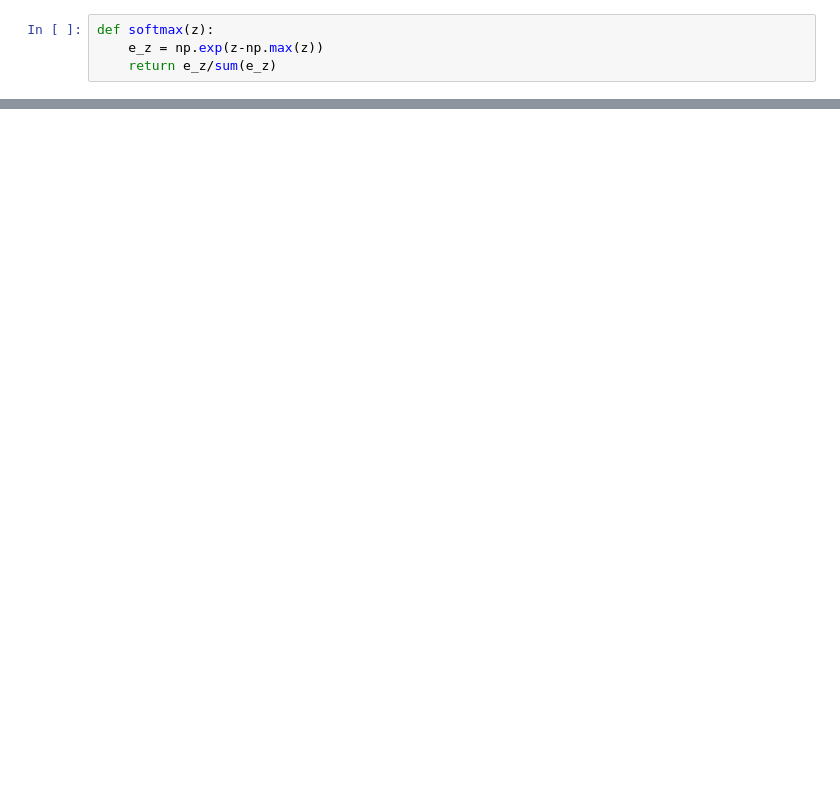
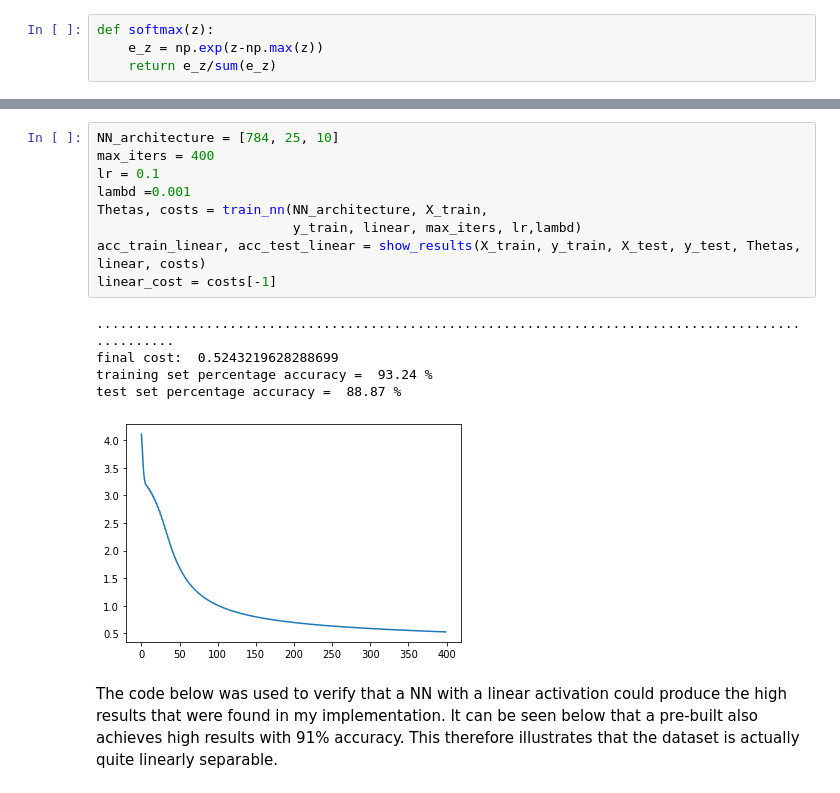
Before and after one commit to ThishenP/neural-network-from-scratch, a Jupyter notebook: Untitled.ipynb, the cells around one changed output, grey strips where cells are left out. Drawn from its saved outputs; the diff is of its cells as text; blank space fills up the shorter version.

```diff
--- a/Untitled.ipynb
+++ b/Untitled.ipynb
@@ -177,0 +242,17 @@ def train_nn(NN_architecture, X_train, y_train, a_func, max_iter, lr):
+# %%
+NN_architecture = [784, 25, 10]
+max_iters = 400
+lr = 0.1
+lambd =0.001
+Thetas, costs = train_nn(NN_architecture, X_train,
+                         y_train, linear, max_iters, lr,lambd)
+acc_train_linear, acc_test_linear = show_results(X_train, y_train, X_test, y_test, Thetas, linear, costs)
+linear_cost = costs[-1]
+# %% [output]
+....................................................................................................
+final cost:  0.5243219628288699
+training set percentage accuracy =  93.24 %
+test set percentage accuracy =  88.87 %
+[figure, added]
+# %% [markdown]
+The code below was used to verify that a NN with a linear activation could produce the high results that were found in my implementation. It can be seen below that a pre-built also achieves high results with 91% accuracy. This therefore illustrates that the dataset is actually quite linearly separable.
```
Also changed, not shown: parts of 35 cells of this notebook.
